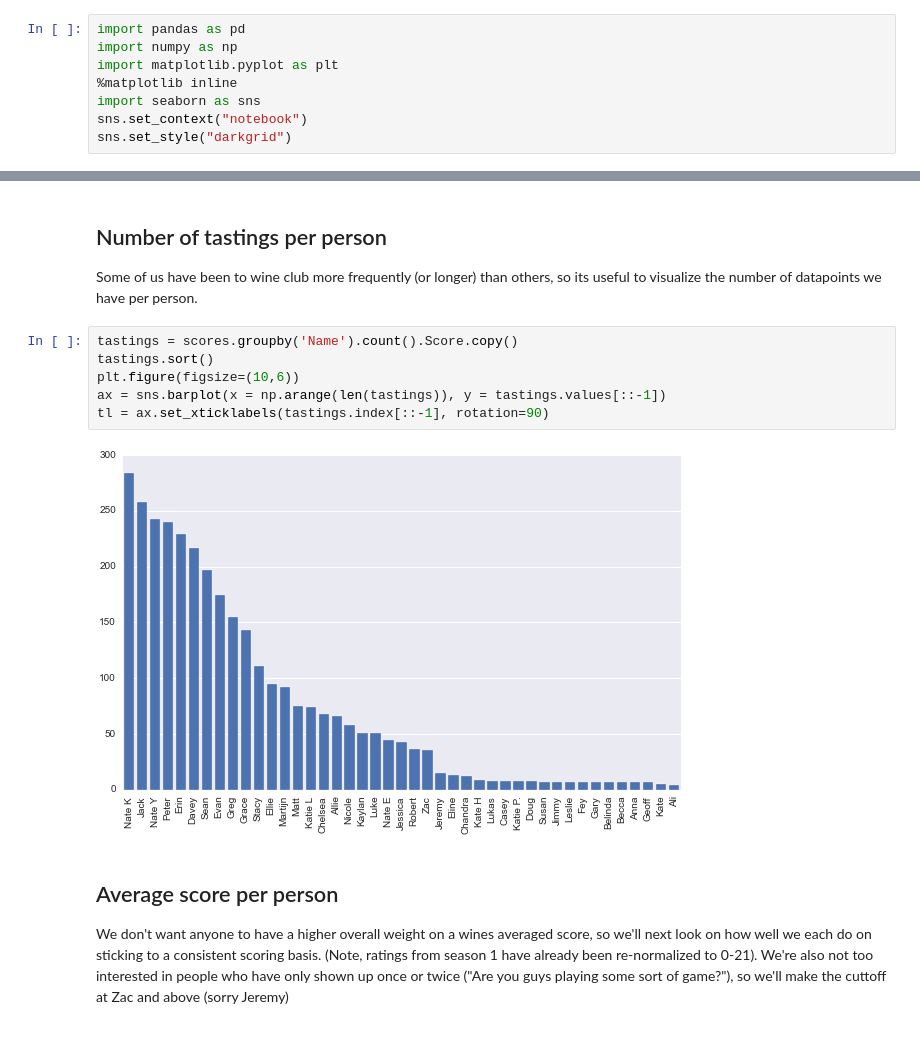
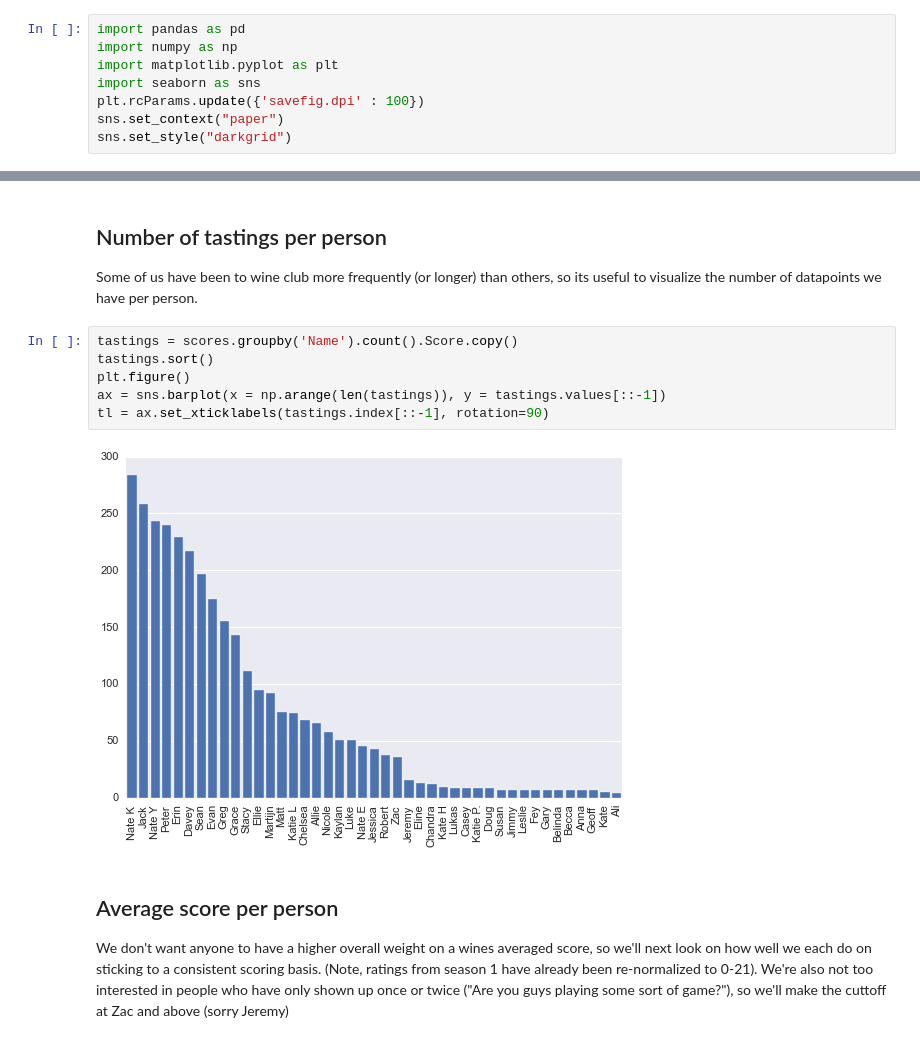
Before and after one commit to pstjohn/old-github-pages-site, a Jupyter notebook: notebooks/2015-04-01-wine-analysis.ipynb, the cells around one changed output, grey strips where cells are left out. Saved outputs shown, nothing was run; the diff lists cells and outputs as text.

```diff
--- a/notebooks/2015-04-01-wine-analysis.ipynb
+++ b/notebooks/2015-04-01-wine-analysis.ipynb
@@ -6,9 +6,9 @@ I finally got around to doing the converting necessary to get this wine dataset
 import pandas as pd
 import numpy as np
 import matplotlib.pyplot as plt
-%matplotlib inline
 import seaborn as sns
-sns.set_context("notebook")
+plt.rcParams.update({'savefig.dpi' : 100})
+sns.set_context("paper")
 sns.set_style("darkgrid")
 # %% [markdown]
 The databases are stored as CSV files, which I generated after much bash-scripted from the original excel document. You can download the files here: [wines.csv]({{ site.url }}/notebooks/wines.csv), [scores.csv]({{ site.url }}/notebooks/scores.csv), and [nights.csv]({{ site.url }}/notebooks/nights.csv),
@@ -64,11 +64,11 @@ Some of us have been to wine club more frequently (or longer) than others, so it
 # %%
 tastings = scores.groupby('Name').count().Score.copy()
 tastings.sort()
-plt.figure(figsize=(10,6))
+plt.figure()
 ax = sns.barplot(x = np.arange(len(tastings)), y = tastings.values[::-1])
 tl = ax.set_xticklabels(tastings.index[::-1], rotation=90)
 # %% [output]
-[figure, old version]
+[figure, new version]
 # %% [markdown]
 ## Average score per person
 We don't want anyone to have a higher overall weight on a wines averaged score, so we'll next look on how well we each do on sticking to a consistent scoring basis. (Note, ratings from season 1 have already been re-normalized to 0-21). We're also not too interested in people who have only shown up once or twice ("Are you guys playing some sort of game?"), so we'll make the cuttoff at Zac and above (sorry Jeremy)
```
Also changed, not shown: parts of 7 cells of this notebook, 16 other files.
